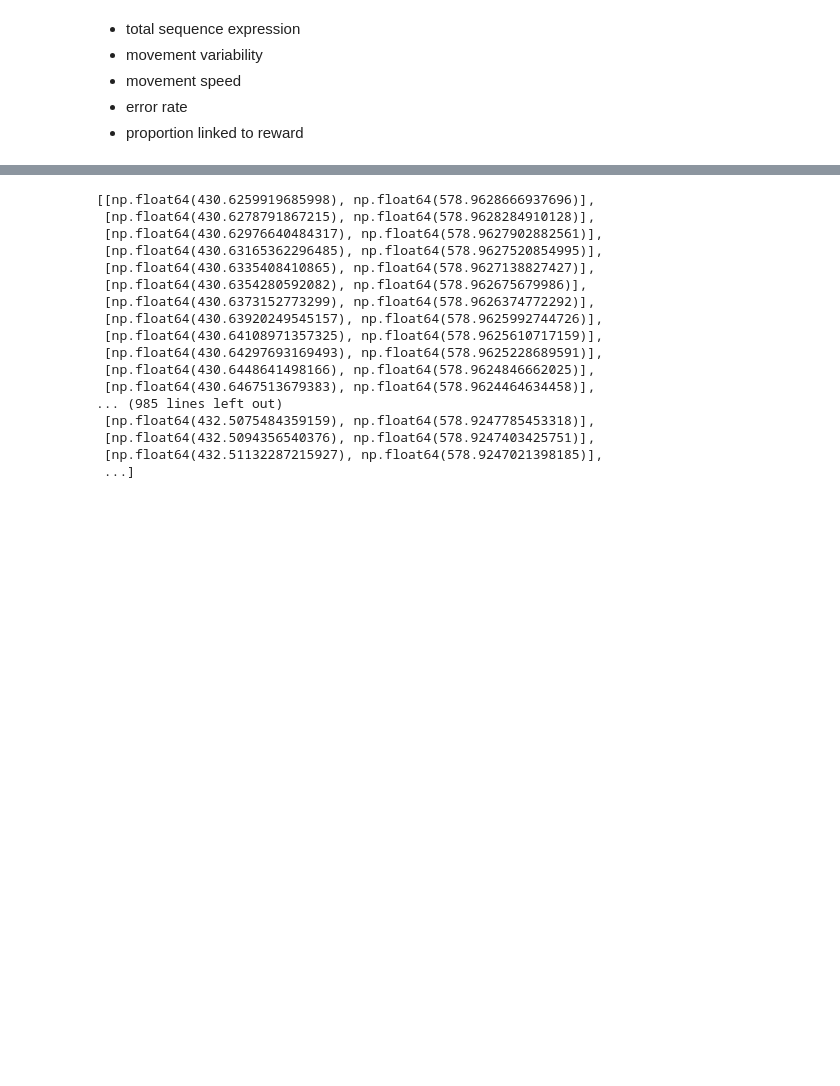
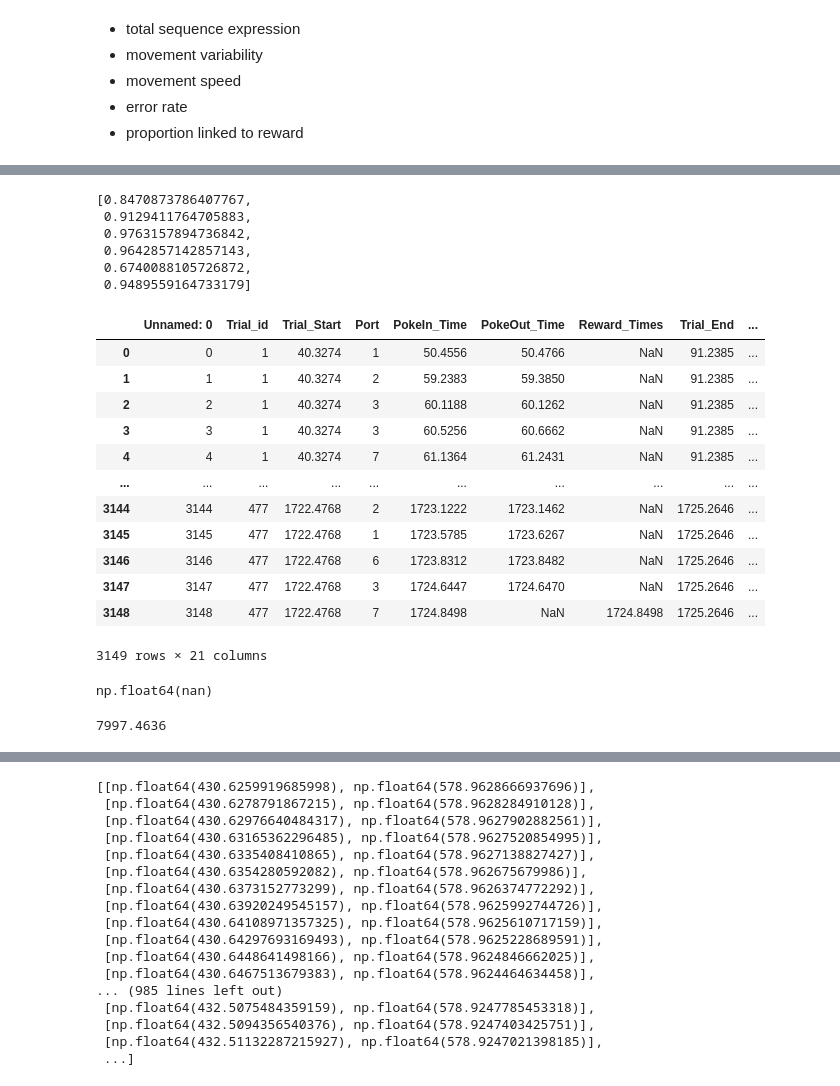
Before and after one commit to EmmettJT/sequences_analyse_PPSeq, a Jupyter notebook: revision_analysis/prioritisation_analysis/behaviour_sleep_link/1_bts_extract_behavioural_features.ipynb, the cells around one changed output, grey strips where cells are left out. Saved outputs shown, nothing was run; the diff lists cells and outputs as text; code cells hidden in the pictures; blank space fills up the shorter version.

```diff
--- a/revision_analysis/prioritisation_analysis/behaviour_sleep_link/1_bts_extract_behavioural_features.ipynb
+++ b/revision_analysis/prioritisation_analysis/behaviour_sleep_link/1_bts_extract_behavioural_features.ipynb
@@ -1051,0 +1212,33 @@ KeyboardInterrupt:
+# %%
+proportion_close_to_reward
+# %% [output]
+[0.8470873786407767,
+ 0.9129411764705883,
+ 0.9763157894736842,
+ 0.9642857142857143,
+ 0.6740088105726872,
+ 0.9489559164733179]
+# %%
+behav_sync_df
+# %% [output]
+|  | Unnamed: 0 | Trial_id | Trial_Start | Port | PokeIn_Time | PokeOut_Time | Reward_Times | Trial_End | ... |
+| 0 | 0 | 1 | 40.3274 | 1 | 50.4556 | 50.4766 | NaN | 91.2385 | ... |
+| 1 | 1 | 1 | 40.3274 | 2 | 59.2383 | 59.3850 | NaN | 91.2385 | ... |
+| 2 | 2 | 1 | 40.3274 | 3 | 60.1188 | 60.1262 | NaN | 91.2385 | ... |
+| 3 | 3 | 1 | 40.3274 | 3 | 60.5256 | 60.6662 | NaN | 91.2385 | ... |
+| 4 | 4 | 1 | 40.3274 | 7 | 61.1364 | 61.2431 | NaN | 91.2385 | ... |
+| ... | ... | ... | ... | ... | ... | ... | ... | ... | ... |
+| 3144 | 3144 | 477 | 1722.4768 | 2 | 1723.1222 | 1723.1462 | NaN | 1725.2646 | ... |
+| 3145 | 3145 | 477 | 1722.4768 | 1 | 1723.5785 | 1723.6267 | NaN | 1725.2646 | ... |
+| 3146 | 3146 | 477 | 1722.4768 | 6 | 1723.8312 | 1723.8482 | NaN | 1725.2646 | ... |
+| 3147 | 3147 | 477 | 1722.4768 | 3 | 1724.6447 | 1724.6470 | NaN | 1725.2646 | ... |
+| 3148 | 3148 | 477 | 1722.4768 | 7 | 1724.8498 | NaN | 1724.8498 | 1725.2646 | ... |
+3149 rows × 21 columns
+# %%
+ephys_behaviour_offset
+# %% [output]
+np.float64(nan)
+# %%
+event_start_ephys
+# %% [output]
+7997.4636
```
Also changed, not shown: parts of 7 cells of this notebook, 1 other file.
